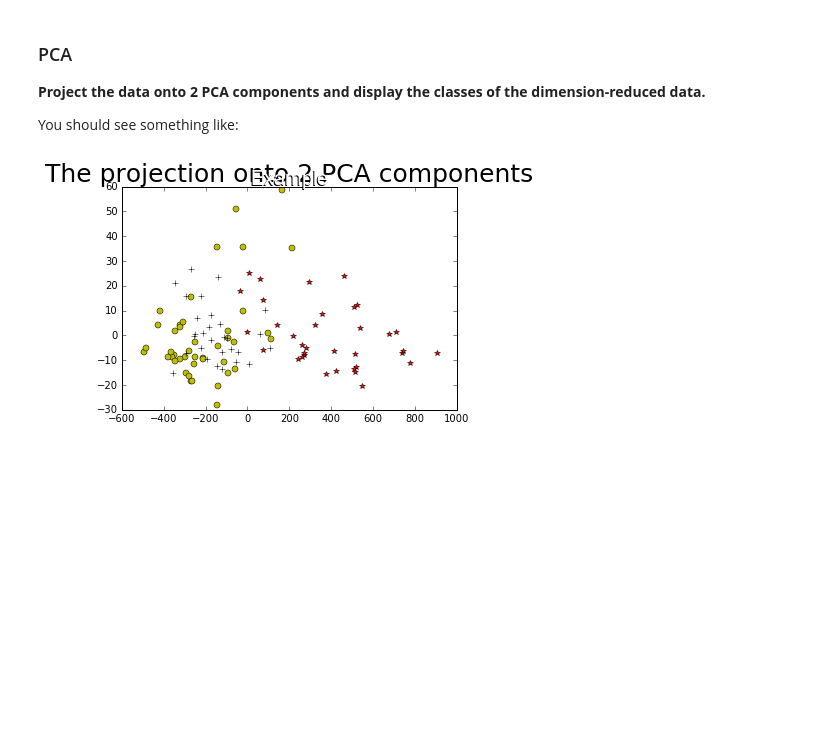
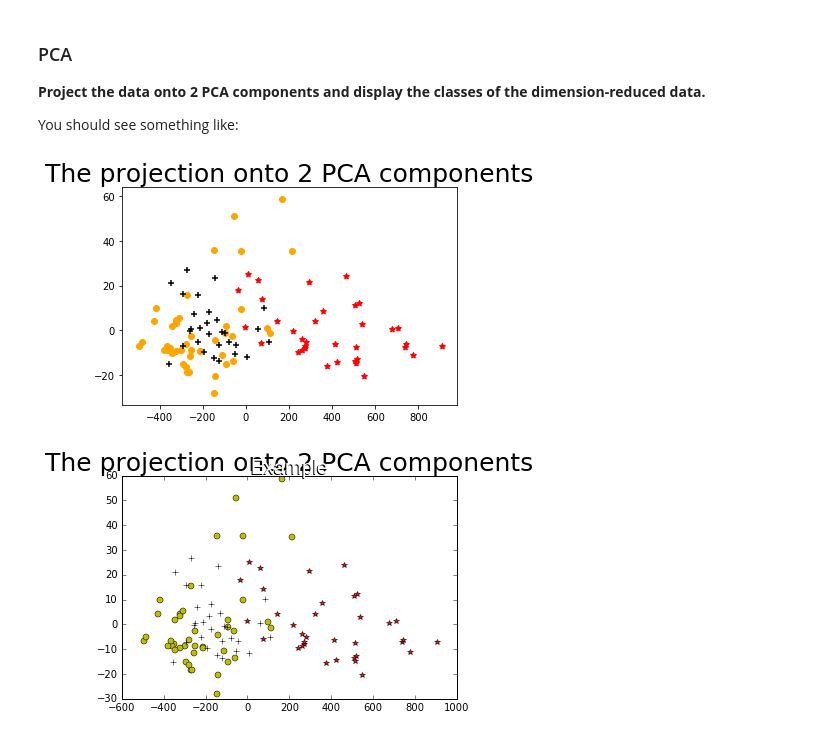
Before and after one commit to MHeymann/qwerty, a Jupyter notebook: assign1.ipynb, the cells around one changed output. Cells and saved outputs as stored; diff of their text form; code cells hidden in the pictures; blank space fills up the shorter version.

```diff
--- a/assign1.ipynb
+++ b/assign1.ipynb
@@ -591,3 +662,26 @@ You should see something like:
+# %%
+# Insert code to produce the image below
+# Marks: 1
+cmppca = PCA(n_components=2)
+trans_pca_wine = cmppca.fit_transform(wine_train)
+
+#split the three datasets
+pca_class1 = trans_pca_wine[wine_train_labels==1]
+pca_class2 = trans_pca_wine[wine_train_labels==2]
+pca_class3 = trans_pca_wine[wine_train_labels==3]
+
+#plot the three datasets
+plt.scatter(pca_class1[:,0], pca_class1[:,1],
+            color="red", marker=(5,1))
+plt.scatter(pca_class2[:,0], pca_class2[:,1],
+            color="orange")
+plt.scatter(pca_class3[:,0], pca_class3[:,1],
+            color="black", marker = "+")
+
+plt.title("The projection onto 2 PCA components", fontsize=25)
+plt.show()
+# %% [output]
+[figure, added]
 # %%
 display(Image(filename='./Wine_PCA.png'))
 # %% [output]
```
Also changed, not shown: parts of 23 cells of this notebook, 1 other file.
